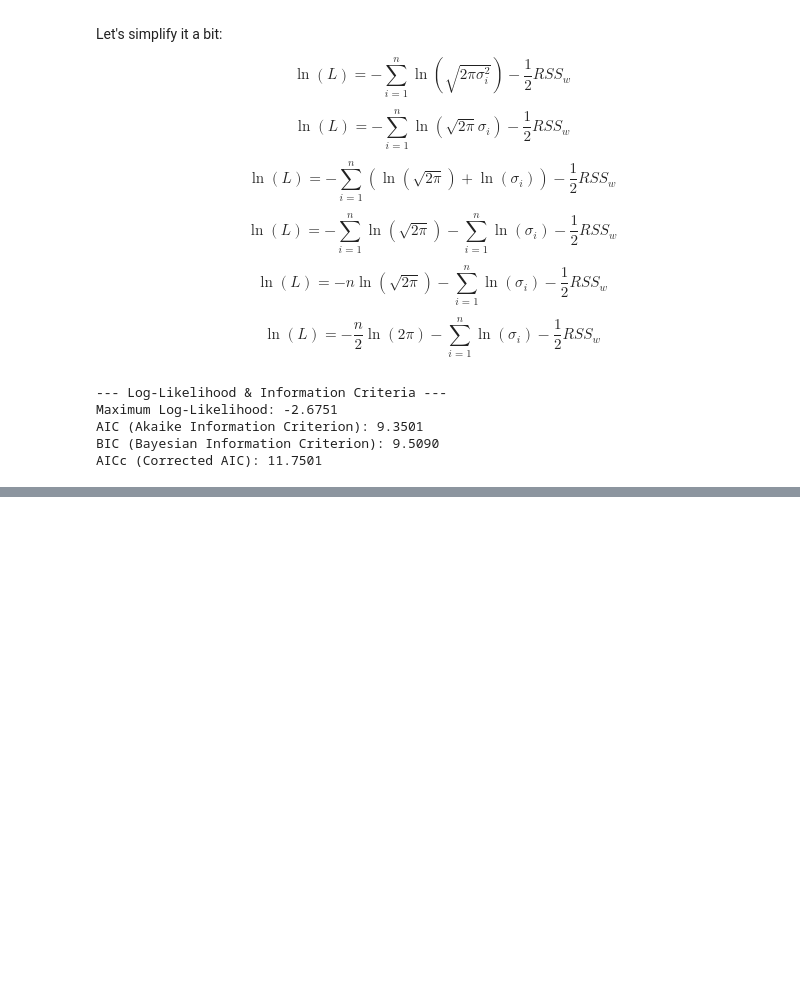
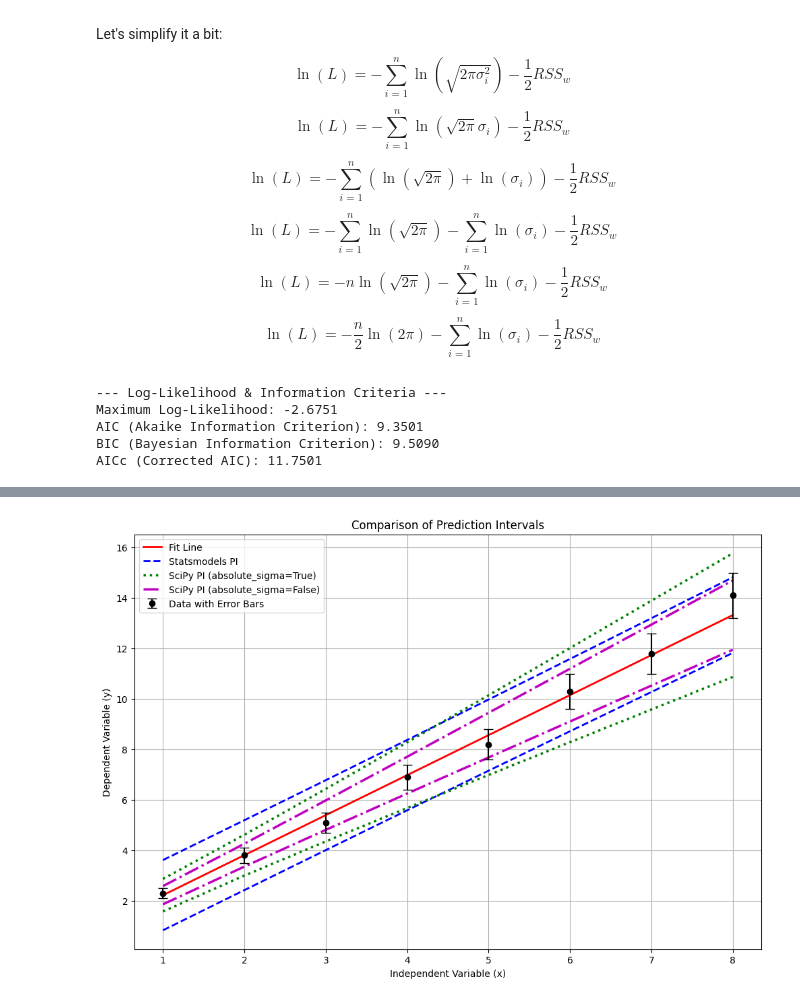
Before and after one commit to Yakovliev/quantopia, a Jupyter notebook: _sources/math/01_basics/weighted-least-squares-code-1.ipynb, the cells around one changed output, grey strips where cells are left out. Saved outputs shown, nothing was run; the diff lists cells and outputs as text; code cells hidden in the pictures; blank space fills up the shorter version.

```diff
--- a/_sources/math/01_basics/weighted-least-squares-code-1.ipynb
+++ b/_sources/math/01_basics/weighted-least-squares-code-1.ipynb
@@ -1778,0 +1850,91 @@ AICc (Corrected AIC): 11.7501
+# %%
+import numpy as np
+import scipy.stats as stats
+from scipy.optimize import curve_fit
+import statsmodels.api as sm
+import matplotlib.pyplot as plt
+
+# --- Same Initial Data ---
+x = np.array([1, 2, 3, 4, 5, 6, 7, 8])
+y_obs = np.array([2.3, 3.8, 5.1, 6.9, 8.2, 10.3, 11.8, 14.1])
+sigma = np.array([0.2, 0.3, 0.4, 0.5, 0.6, 0.7, 0.8, 0.9])
+weights = 1.0 / (sigma**2)
+n = len(x)
+X = sm.add_constant(x)
+
+# --- 1. Statsmodels Fit (for comparison) ---
+wls_model = sm.WLS(y_obs, X, weights=weights)
+sm_results = wls_model.fit()
+sm_predictions = sm_results.get_prediction(X)
+sm_pred_summary = sm_predictions.summary_frame(alpha=0.05)
+print(f"Statsmodels results.scale (Reduced Chi-Squared): {sm_results.scale:.4f}")
+
+# --- Define the linear model function ---
+def linear_func(x, b0, b1):
+    return b0 + b1 * x
+
+# --- 2. SciPy Fit with absolute_sigma=True ---
+popt_true, pcov_true = curve_fit(linear_func, x, y_obs, sigma=sigma, absolute_sigma=True)
+y_pred_true = linear_func(x, *popt_true)
+dof = n - len(popt_true)
+# Manual PI calculation for absolute_sigma=True
+se_mean_true = np.sqrt(np.diag(X @ pcov_true @ X.T))
+t_crit = stats.t.ppf(1 - 0.05 / 2, df=dof)
+# Variance = (error of measurement)^2 + (error in mean fit)^2
+se_pred_true = np.sqrt(sigma**2 + se_mean_true**2)
+pi_lower_true = y_pred_true - t_crit * se_pred_true
+pi_upper_true = y_pred_true + t_crit * se_pred_true
+
+
+# --- 3. SciPy Fit with absolute_sigma=False ---
+popt_false, pcov_false = curve_fit(linear_func, x, y_obs, sigma=sigma, absolute_sigma=False)
+y_pred_false = linear_func(x, *popt_false)
+
+# First, we must manually calculate the reduced chi-squared to understand what happened
+residuals_false = y_obs - y_pred_false
+chi_squared_false = np.sum((residuals_false / sigma)**2)
+reduced_chi_squared = chi_squared_false / dof
+print(f"SciPy manual Reduced Chi-Squared: {reduced_chi_squared:.4f}")
+
+# The returned pcov_false is already scaled by reduced_chi_squared.
+# Let's verify:
+# pcov_unscaled = pcov_true
+# print("\nVerification of pcov scaling:")
+# print("pcov_false:\n", pcov_false)
+# print("pcov_true * reduced_chi_squared:\n", pcov_true * reduced_chi_squared)
+
+# Manual PI calculation for absolute_sigma=False
+# The uncertainty in the fit line is now based on the scaled covariance
+se_mean_false = np.sqrt(np.diag(X @ pcov_false @ X.T))
+# The uncertainty of a new measurement is also assumed to be scaled
+# Var = scaled_sigma^2 + scaled_Var(mean_fit)
+# scaled_sigma^2 = sigma^2 * reduced_chi_squared
+se_pred_false = np.sqrt(sigma**2 * reduced_chi_squared + se_mean_false**2)
+pi_lower_false = y_pred_false - t_crit * se_pred_false
+pi_upper_false = y_pred_false + t_crit * se_pred_false
+
+
+# --- Plotting All Three for Comparison ---
+plt.figure(figsize=(12, 8))
+plt.errorbar(x, y_obs, yerr=sigma, fmt='o', label='Data with Error Bars', capsize=5, color='black', zorder=10)
+plt.plot(x, sm_results.fittedvalues, 'r-', label='Fit Line', lw=2)
+
+# Statsmodels PI
+plt.plot(x, sm_pred_summary['obs_ci_lower'], 'b--', label='Statsmodels PI', lw=2)
+plt.plot(x, sm_pred_summary['obs_ci_upper'], 'b--', lw=2)
+
+# Scipy absolute_sigma=True PI
+plt.plot(x, pi_lower_true, 'g:', label='SciPy PI (absolute_sigma=True)', lw=2.5)
+plt.plot(x, pi_upper_true, 'g:', lw=2.5)
+
+# Scipy absolute_sigma=False PI
+plt.plot(x, pi_lower_false, 'm-.', label='SciPy PI (absolute_sigma=False)', lw=2.5)
+plt.plot(x, pi_upper_false, 'm-.', lw=2.5)
+
+plt.xlabel("Independent Variable (x)")
+plt.ylabel("Dependent Variable (y)")
+plt.title("Comparison of Prediction Intervals")
+plt.legend()
+plt.grid(True)
+plt.show()
+# %% [output]
@@ -1778,0 +1943 @@ AICc (Corrected AIC): 11.7501
+[figure, added]
```
Also changed, not shown: parts of 5 cells of this notebook, 4 other files.
